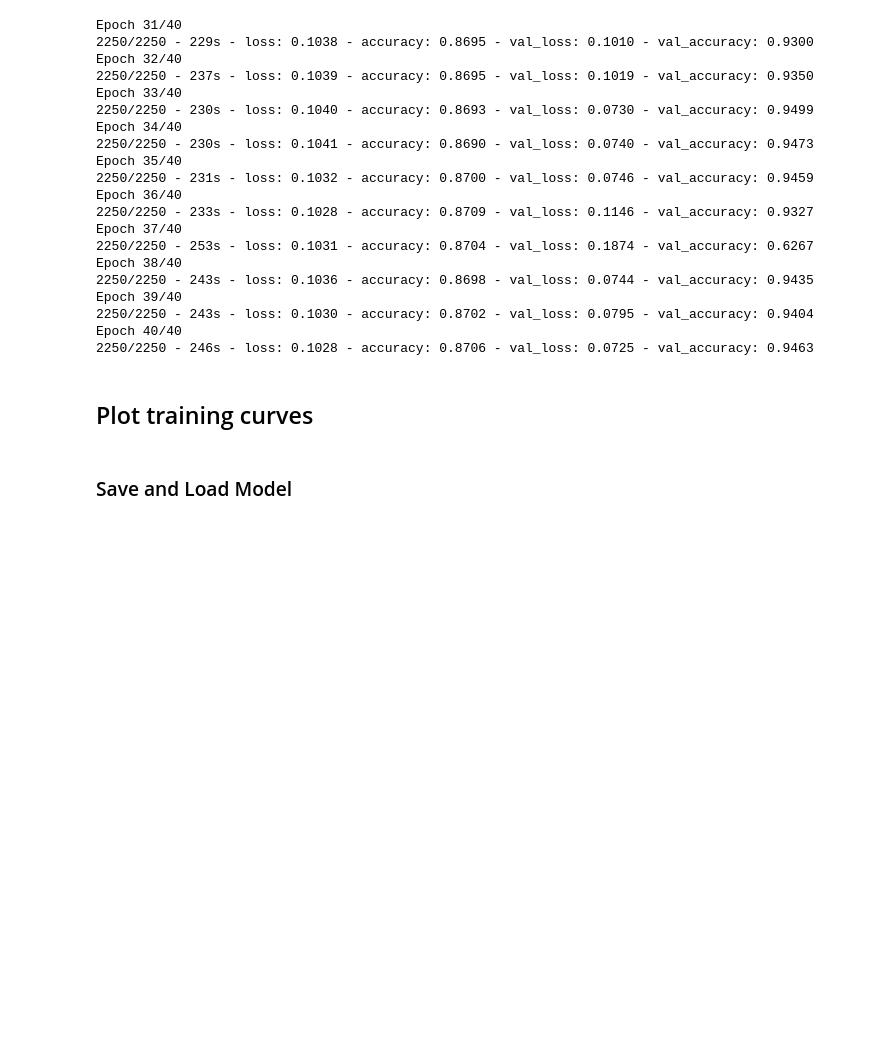
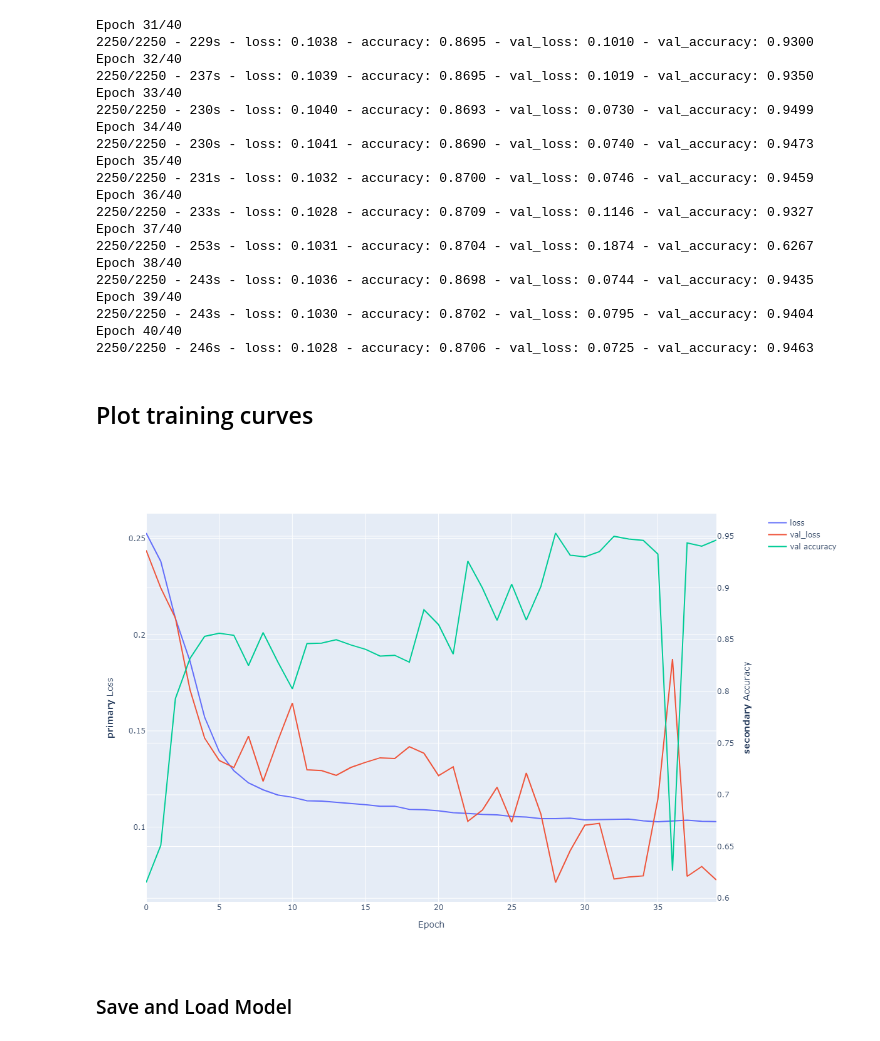
Before and after one commit to AndyPietr/Mnist_Siamese, a Jupyter notebook: notebooks/simple_mnist_siamese.ipynb, the cells around one changed output. Saved outputs shown, nothing was run; the diff lists cells and outputs as text; code cells hidden in the pictures; blank space fills up the shorter version.

Commit message:
training curves to png

```diff
--- a/notebooks/simple_mnist_siamese.ipynb
+++ b/notebooks/simple_mnist_siamese.ipynb
@@ -415,32 +415,36 @@ Epoch 40/40
 # %%
 import pandas as pd
 import plotly.graph_objects as go
 from plotly.subplots import make_subplots
 
 df= pd.read_csv("../resources/train_logs/2/training.csv")
 fig = make_subplots(specs=[[{"secondary_y": True}]])
+fig.update_layout( autosize=False, width=1200, height=800,)
 
 fig.add_trace(
     go.Scatter( y=df['loss'], name="loss"),
     secondary_y=False,
 )
 
 fig.add_trace(
     go.Scatter( y=df['val_loss'], name="val_loss"),
     secondary_y=False,
 )
 
 fig.add_trace(
     go.Scatter( y=df['val_accuracy'], name="val accuracy"),
     secondary_y=True,
 )
 
 # Set x-axis title
 fig.update_xaxes(title_text="Epoch")
 
 # Set y-axes titles
 fig.update_yaxes(title_text="<b>primary</b> Loss", secondary_y=False)
 fig.update_yaxes(title_text="<b>secondary</b> Accuracy", secondary_y=True)
+fig.show("png")
+# %% [output]
+[figure, added]
 # %% [markdown]
 ### Save and Load Model
 # %%
```
